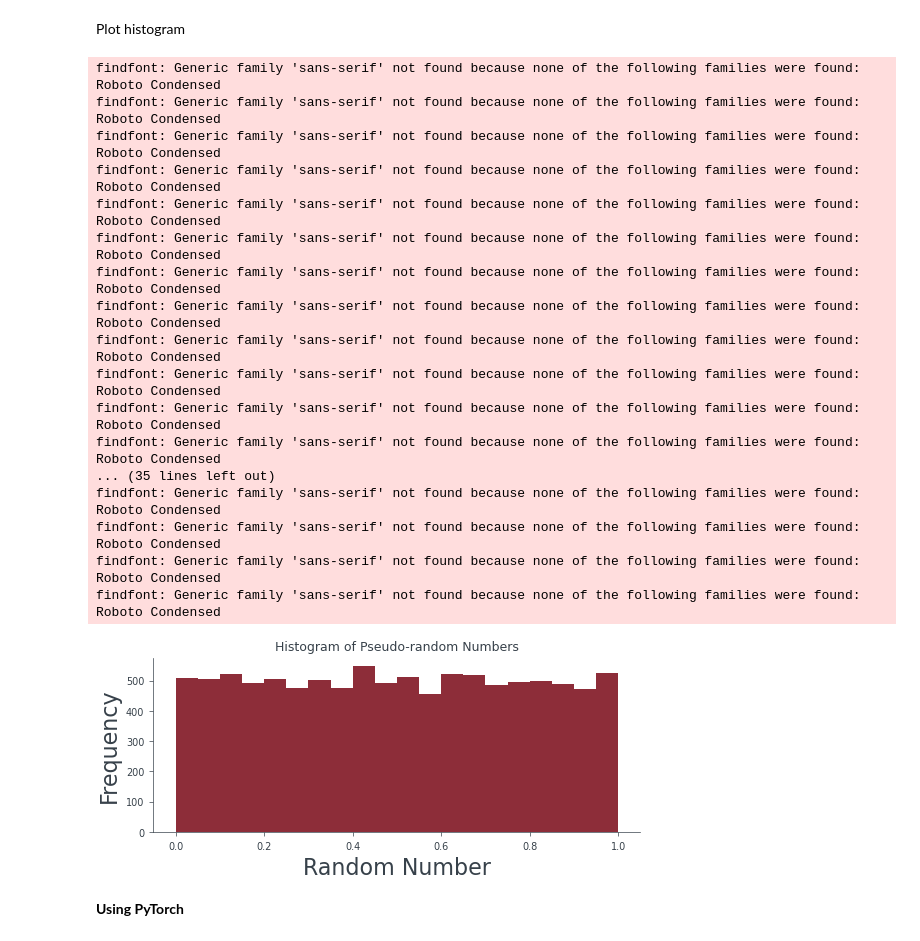
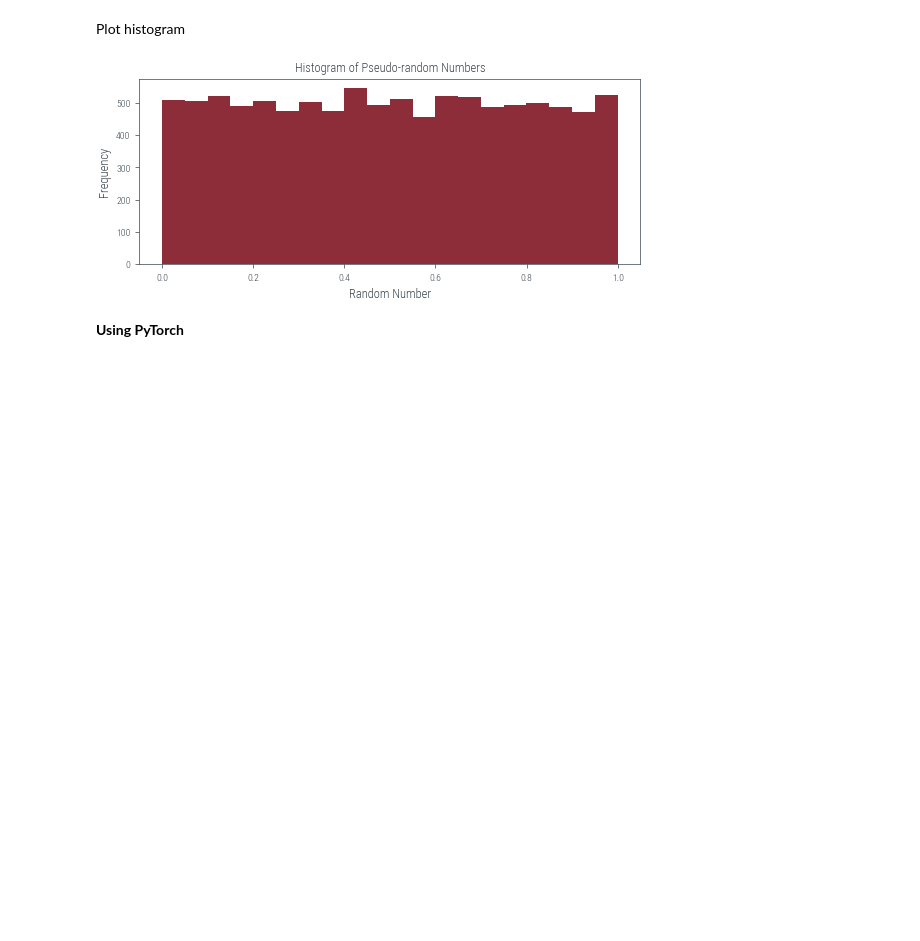
Before and after one commit to rishabh-mondal/Rishabh-mondal.github.io, a Jupyter notebook: posts/Sampling_distributions.ipynb, the cells around one changed output. Drawn from its saved outputs; the diff is of its cells as text; code cells hidden in the pictures; blank space fills up the shorter version.

```diff
--- a/posts/Sampling_distributions.ipynb
+++ b/posts/Sampling_distributions.ipynb
@@ -13,3 +21,7 @@ $X_{n+1} = (a \cdot X_n + c) \mod m$
+# %%
+n_samples=10000
+seed=42
+p=0.4
 # %%
 def lcg(seed, n_samples):
     """
@@ -39,31 +48,17 @@ random_numbers = lcg(42, 10000)
 # %% [markdown]
 Plot histogram
 # %%
-import matplotlib.pyplot as plt
+
+# Example usage:
+random_numbers = lcg(seed, n_samples )
+
 plt.hist(random_numbers, bins=20)
 plt.xlabel('Random Number')
 plt.ylabel('Frequency')
 plt.title('Histogram of Pseudo-random Numbers')
 plt.show()
 # %% [output]
-findfont: Generic family 'sans-serif' not found because none of the following families were found: Roboto Condensed
-findfont: Generic family 'sans-serif' not found because none of the following families were found: Roboto Condensed
-findfont: Generic family 'sans-serif' not found because none of the following families were found: Roboto Condensed
-findfont: Generic family 'sans-serif' not found because none of the following families were found: Roboto Condensed
-findfont: Generic family 'sans-serif' not found because none of the following families were found: Roboto Condensed
-findfont: Generic family 'sans-serif' not found because none of the following families were found: Roboto Condensed
-findfont: Generic family 'sans-serif' not found because none of the following families were found: Roboto Condensed
-findfont: Generic family 'sans-serif' not found because none of the following families were found: Roboto Condensed
-findfont: Generic family 'sans-serif' not found because none of the following families were found: Roboto Condensed
-findfont: Generic family 'sans-serif' not found because none of the following families were found: Roboto Condensed
-findfont: Generic family 'sans-serif' not found because none of the following families were found: Roboto Condensed
-findfont: Generic family 'sans-serif' not found because none of the following families were found: Roboto Condensed
-... (35 lines left out)
-findfont: Generic family 'sans-serif' not found because none of the following families were found: Roboto Condensed
-findfont: Generic family 'sans-serif' not found because none of the following families were found: Roboto Condensed
-findfont: Generic family 'sans-serif' not found because none of the following families were found: Roboto Condensed
-findfont: Generic family 'sans-serif' not found because none of the following families were found: Roboto Condensed
-[figure, old version]
+[figure, new version]
 # %% [markdown]
 **Using PyTorch**
 # %%
```
Also changed, not shown: parts of 11 cells of this notebook.
